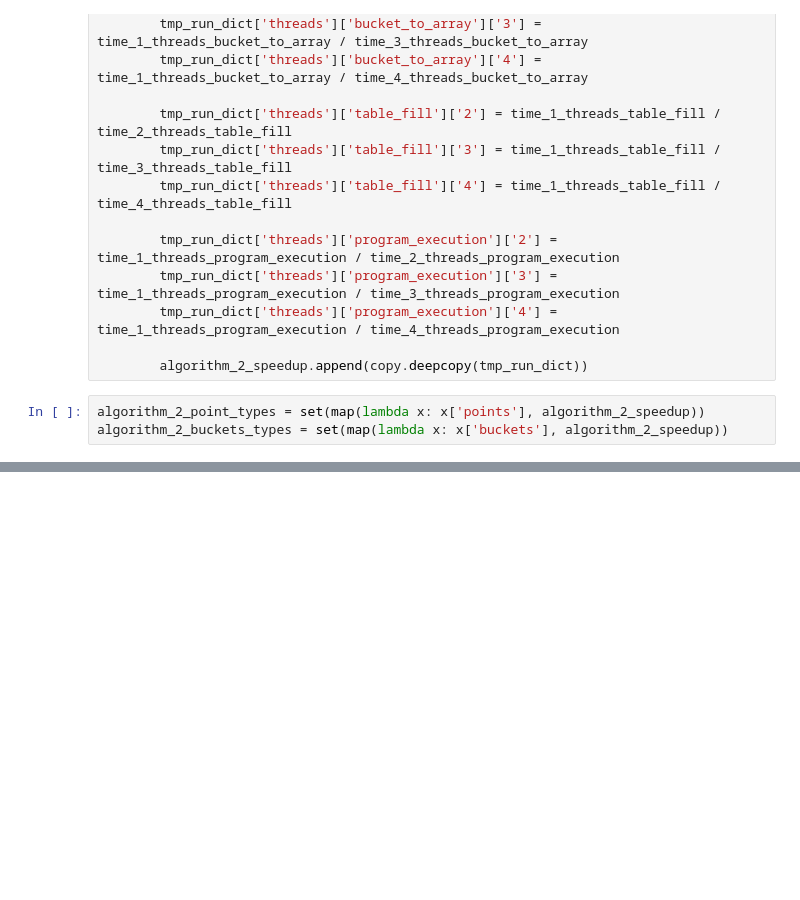
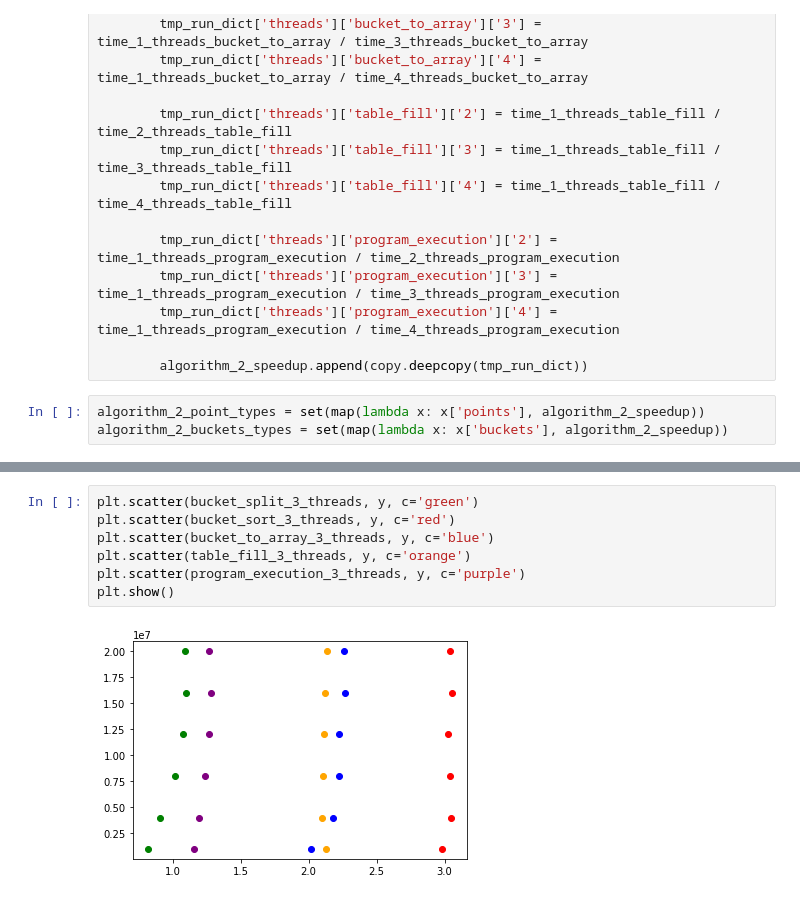
Before and after one commit to Mlokos/ParallelProgramming, a Jupyter notebook: lab7/analysis/gather_logs.ipynb, the cells around one changed output, grey strips where cells are left out. Saved outputs shown, nothing was run; the diff lists cells and outputs as text; blank space fills up the shorter version.

```diff
--- a/lab7/analysis/gather_logs.ipynb
+++ b/lab7/analysis/gather_logs.ipynb
@@ -276,0 +323,9 @@ algorithm_2_buckets_types = set(map(lambda x: x['buckets'], algorithm_2_speedup)
+# %%
+plt.scatter(bucket_split_3_threads, y, c='green')
+plt.scatter(bucket_sort_3_threads, y, c='red')
+plt.scatter(bucket_to_array_3_threads, y, c='blue')
+plt.scatter(table_fill_3_threads, y, c='orange')
+plt.scatter(program_execution_3_threads, y, c='purple')
+plt.show()
+# %% [output]
+[figure, added]
```
Also changed, not shown: parts of 6 cells of this notebook.
